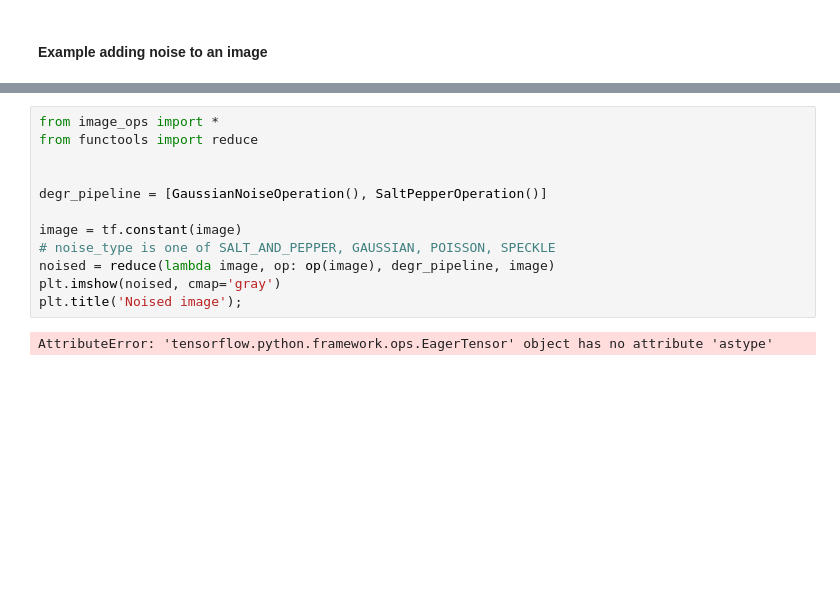
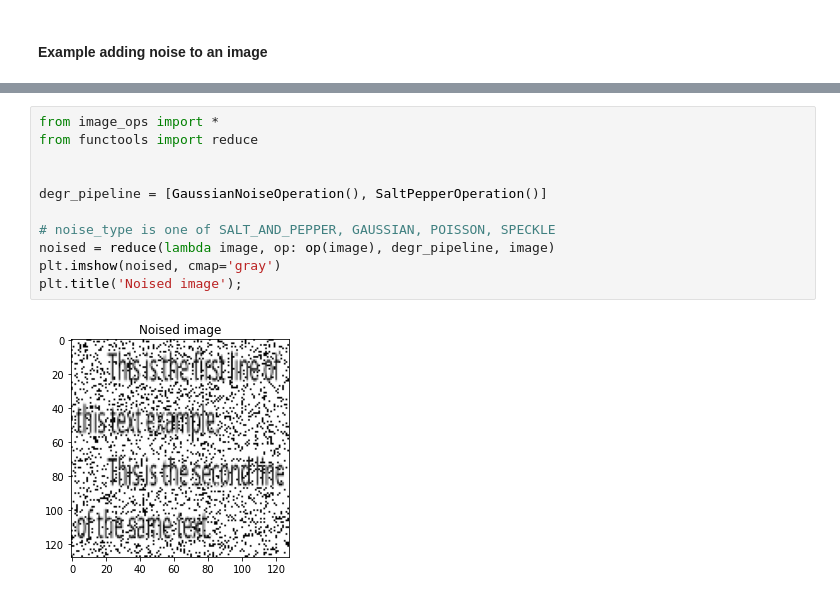
Before and after one commit to Abto-Coursework-Mentoring-2020/ocr-dataset-generator, a Jupyter notebook: src/main.ipynb, the cells around one changed output, grey strips where cells are left out. Drawn from its saved outputs; the diff is of its cells as text; blank space fills up the shorter version.

```diff
--- a/src/main.ipynb
+++ b/src/main.ipynb
@@ -30,14 +30,13 @@ np.random.normal()
 # %%
 from image_ops import *
 from functools import reduce
 
 
 degr_pipeline = [GaussianNoiseOperation(), SaltPepperOperation()]
 
-image = tf.constant(image)
 # noise_type is one of SALT_AND_PEPPER, GAUSSIAN, POISSON, SPECKLE
 noised = reduce(lambda image, op: op(image), degr_pipeline, image)
 plt.imshow(noised, cmap='gray')
 plt.title('Noised image');
 # %% [output]
-AttributeError: 'tensorflow.python.framework.ops.EagerTensor' object has no attribute 'astype'
+[figure, added]
```
Also changed, not shown: parts of 2 cells of this notebook, 2 other files.
